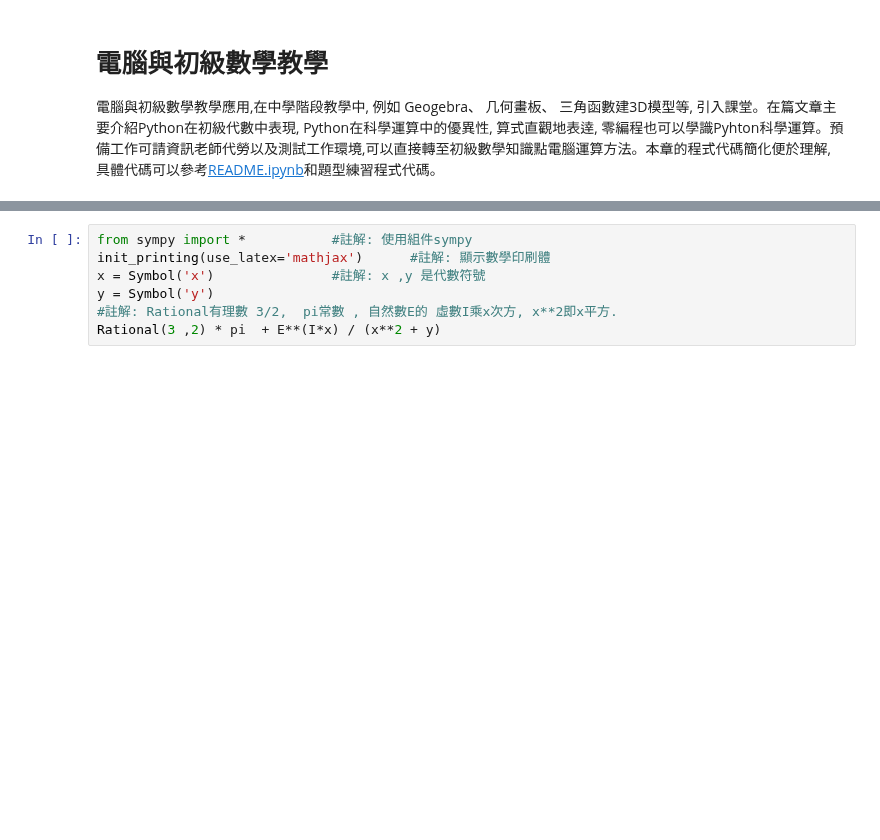
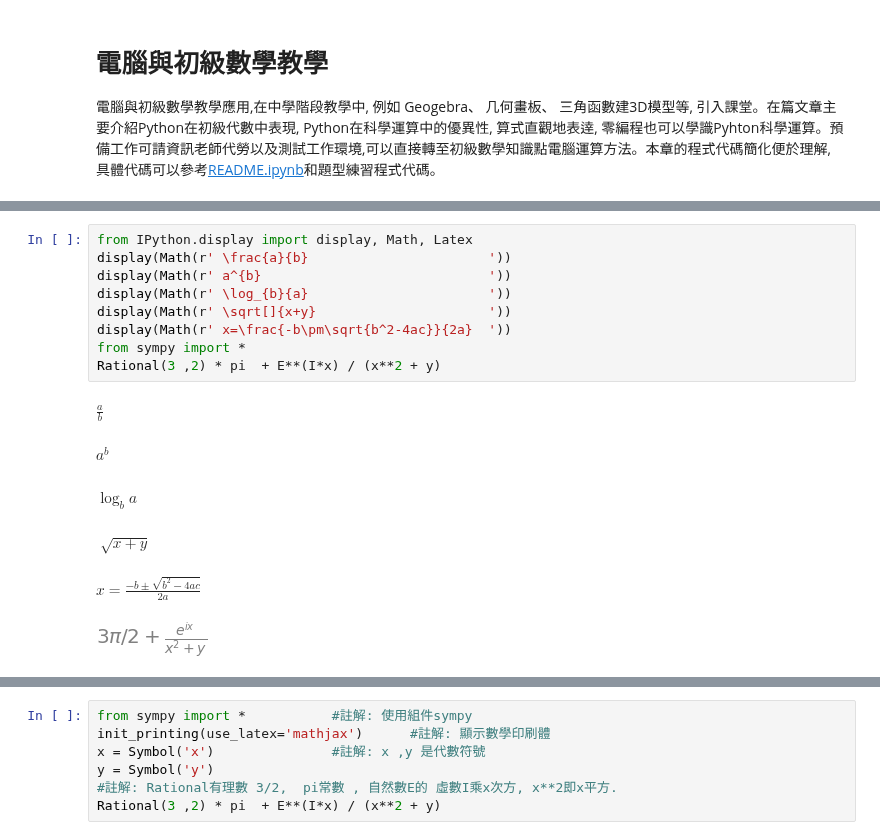
Before and after one commit to eddylin2015/mathsym, a Jupyter notebook: README.ipynb, the cells around one changed output, grey strips where cells are left out. Saved outputs shown, nothing was run; the diff lists cells and outputs as text; blank space fills up the shorter version.

```diff
--- a/README.ipynb
+++ b/README.ipynb
@@ -59,0 +45,16 @@ Rational(3 ,2) * pi + E**(I*x) / (x**2 + y)
+# %%
+from IPython.display import display, Math, Latex
+display(Math(r' \frac{a}{b}                       '))
+display(Math(r' a^{b}                             '))
+display(Math(r' \log_{b}{a}                       '))
+display(Math(r' \sqrt[]{x+y}                      '))
+display(Math(r' x=\frac{-b\pm\sqrt{b^2-4ac}}{2a}  '))
+from sympy import *
+Rational(3 ,2) * pi  + E**(I*x) / (x**2 + y)
+# %% [output]
+$\displaystyle  \frac{a}{b}                       $
+$\displaystyle  a^{b}                             $
+$\displaystyle  \log_{b}{a}                       $
+$\displaystyle  \sqrt[]{x+y}                      $
+$\displaystyle  x=\frac{-b\pm\sqrt{b^2-4ac}}{2a}  $
+[figure, added]
```
Also changed, not shown: parts of 24 cells of this notebook.
